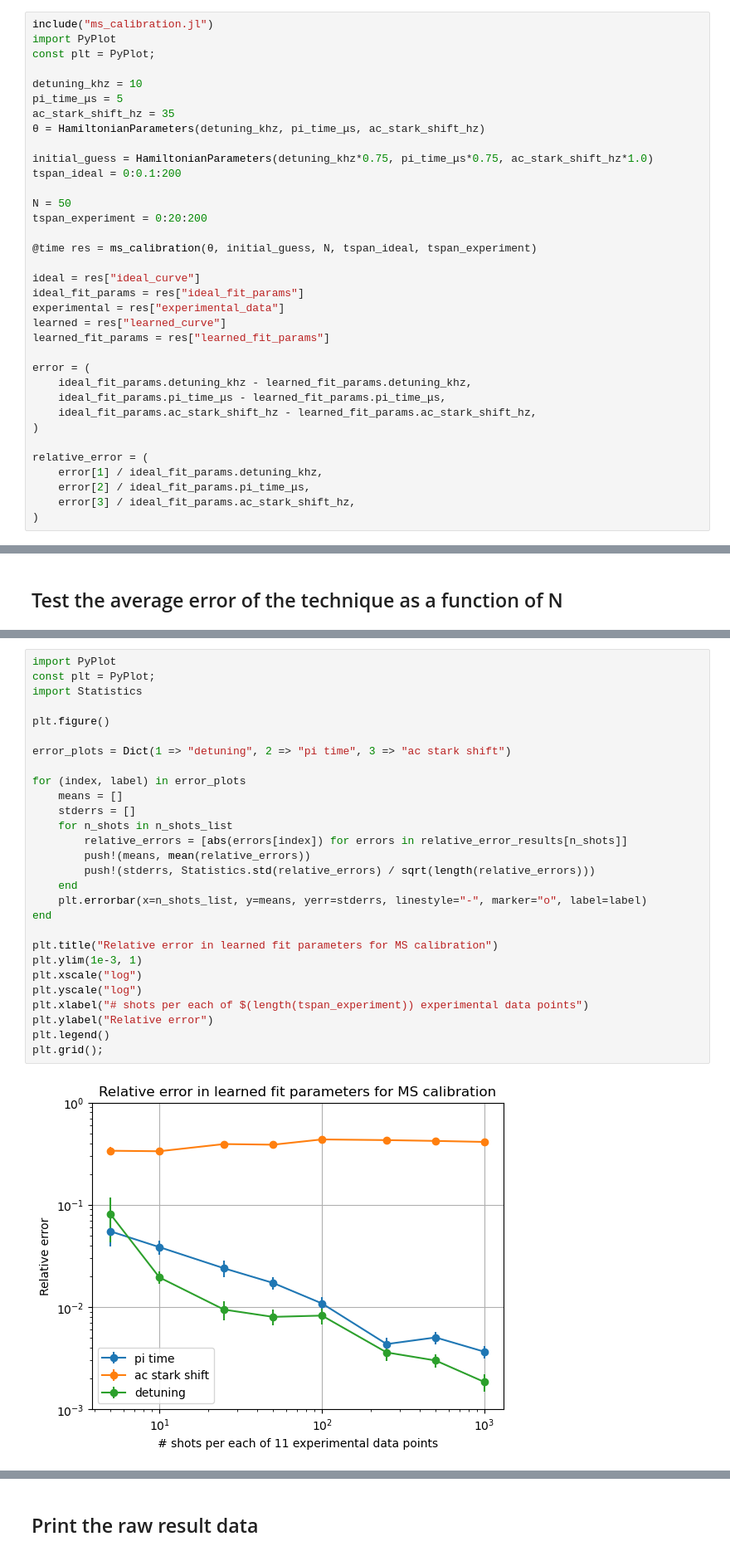
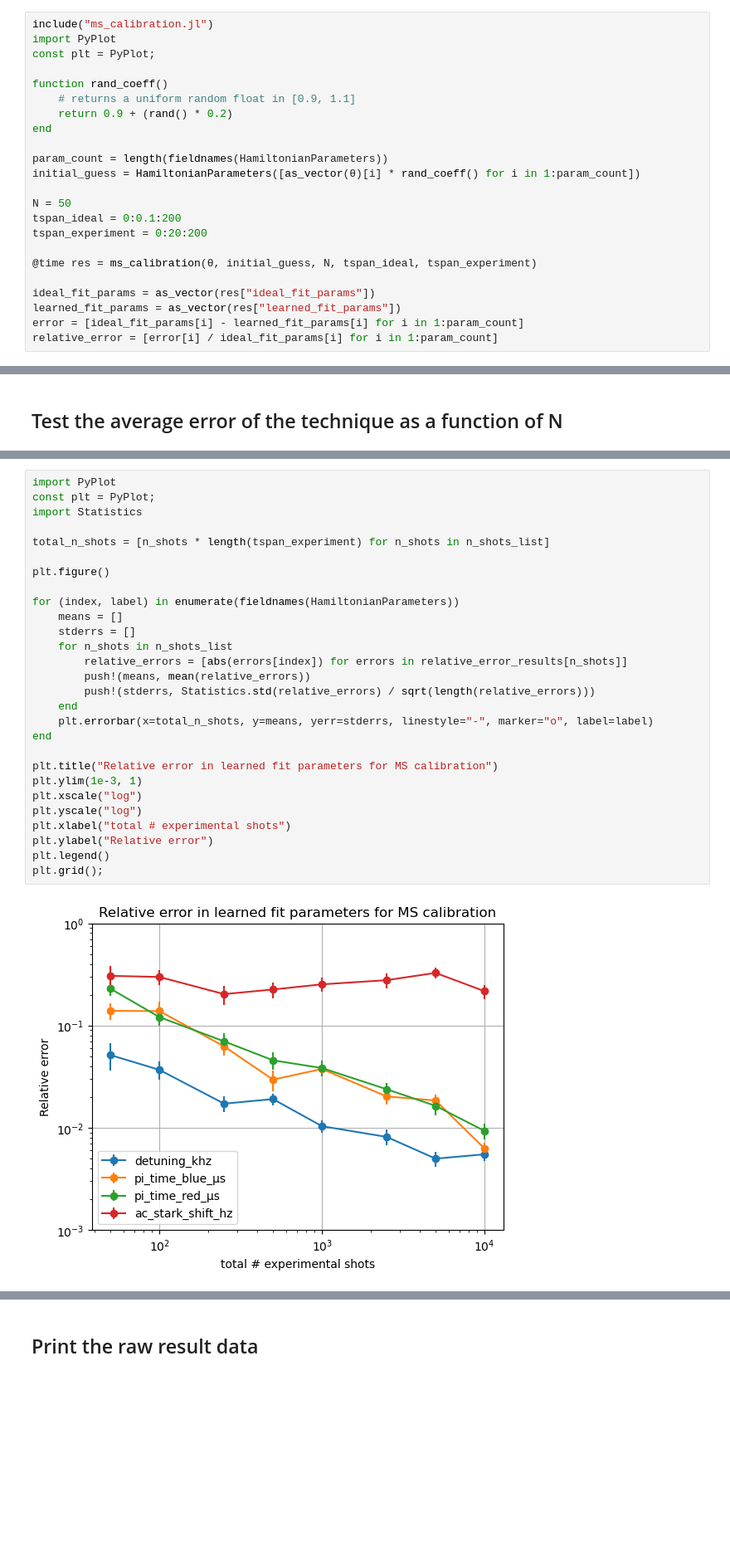
Before and after one commit to HaeffnerLab/hamiltonian-learning, a Jupyter notebook: MS_Calibration_Prototype.ipynb, the cells around one changed output, grey strips where cells are left out. Shown: that part at 83% size. Drawn from its saved outputs; the diff is of its cells as text; blank space fills up the shorter version.

Commit message:
Add separate red/blue pi time params to MS calibration

```diff
--- a/MS_Calibration_Prototype.ipynb
+++ b/MS_Calibration_Prototype.ipynb
@@ -17,34 +21,22 @@ include("ms_calibration.jl")
 import PyPlot
 const plt = PyPlot;
 
-detuning_khz = 10
-pi_time_μs = 5
-ac_stark_shift_hz = 35
-θ = HamiltonianParameters(detuning_khz, pi_time_μs, ac_stark_shift_hz)
+function rand_coeff()
+    # returns a uniform random float in [0.9, 1.1]
+    return 0.9 + (rand() * 0.2)
+end
 
-initial_guess = HamiltonianParameters(detuning_khz*0.75, pi_time_μs*0.75, ac_stark_shift_hz*1.0)
-tspan_ideal = 0:0.1:200
+param_count = length(fieldnames(HamiltonianParameters))
+initial_guess = HamiltonianParameters([as_vector(θ)[i] * rand_coeff() for i in 1:param_count])
 
 N = 50
+tspan_ideal = 0:0.1:200
 tspan_experiment = 0:20:200
 
 @time res = ms_calibration(θ, initial_guess, N, tspan_ideal, tspan_experiment)
 
-ideal = res["ideal_curve"]
-ideal_fit_params = res["ideal_fit_params"]
-experimental = res["experimental_data"]
-learned = res["learned_curve"]
-learned_fit_params = res["learned_fit_params"]
-
-error = (
-    ideal_fit_params.detuning_khz - learned_fit_params.detuning_khz,
-    ideal_fit_params.pi_time_μs - learned_fit_params.pi_time_μs,
-    ideal_fit_params.ac_stark_shift_hz - learned_fit_params.ac_stark_shift_hz,
-)
-
-relative_error = (
-    error[1] / ideal_fit_params.detuning_khz,
-    error[2] / ideal_fit_params.pi_time_μs,
-    error[3] / ideal_fit_params.ac_stark_shift_hz,
-)
+ideal_fit_params = as_vector(res["ideal_fit_params"])
+learned_fit_params = as_vector(res["learned_fit_params"])
+error = [ideal_fit_params[i] - learned_fit_params[i] for i in 1:param_count]
+relative_error = [error[i] / ideal_fit_params[i] for i in 1:param_count]
 # %% [output]
@@ -141,33 +119,33 @@ Running for n_shots=1000.................... complete!
 # %%
 import PyPlot
 const plt = PyPlot;
 import Statistics
 
+total_n_shots = [n_shots * length(tspan_experiment) for n_shots in n_shots_list]
+
 plt.figure()
 
-error_plots = Dict(1 => "detuning", 2 => "pi time", 3 => "ac stark shift")
-
-for (index, label) in error_plots
+for (index, label) in enumerate(fieldnames(HamiltonianParameters))
     means = []
     stderrs = []
     for n_shots in n_shots_list
         relative_errors = [abs(errors[index]) for errors in relative_error_results[n_shots]]
         push!(means, mean(relative_errors))
         push!(stderrs, Statistics.std(relative_errors) / sqrt(length(relative_errors)))
     end
-    plt.errorbar(x=n_shots_list, y=means, yerr=stderrs, linestyle="-", marker="o", label=label)
+    plt.errorbar(x=total_n_shots, y=means, yerr=stderrs, linestyle="-", marker="o", label=label)
 end
 
 plt.title("Relative error in learned fit parameters for MS calibration")
 plt.ylim(1e-3, 1)
 plt.xscale("log")
 plt.yscale("log")
-plt.xlabel("# shots per each of $(length(tspan_experiment)) experimental data points")
+plt.xlabel("total # experimental shots")
 plt.ylabel("Relative error")
 plt.legend()
 plt.grid();
 # %% [output]
-[figure, old version]
+[figure, new version]
 # %%
 import PyPlot
 const plt = PyPlot;
```
Also changed, not shown: parts of 8 cells of this notebook, 1 other file.
